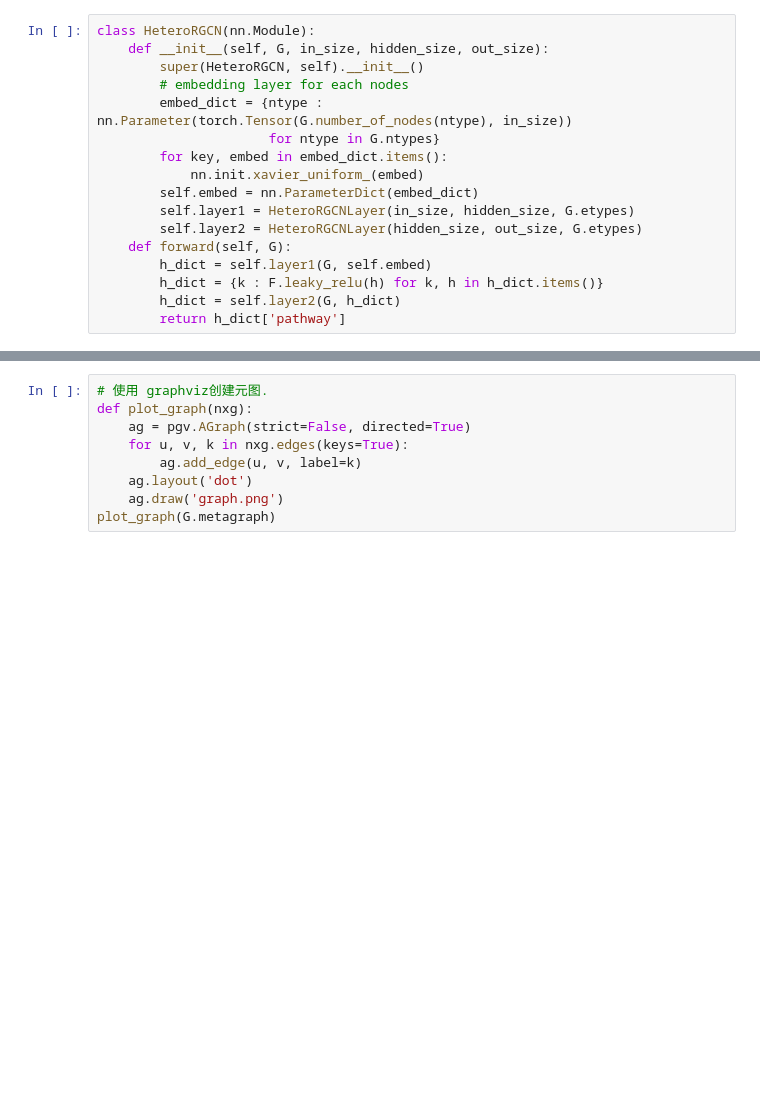
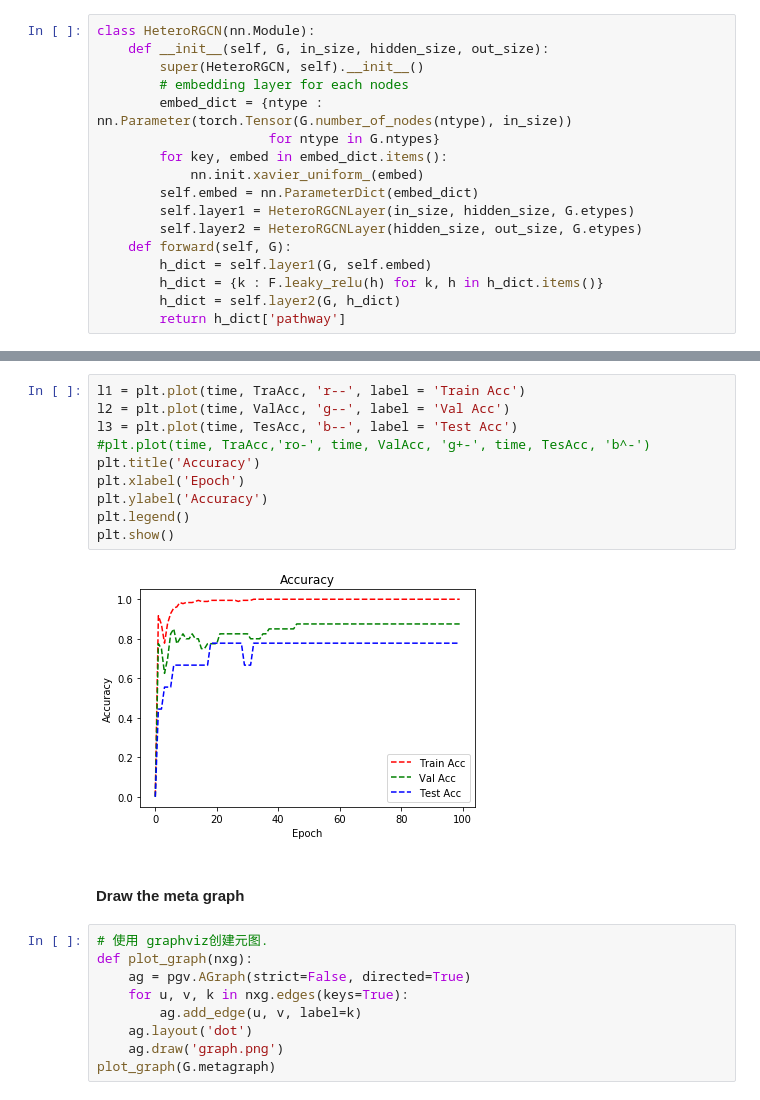
Before and after one commit to pinglab-intern/mesh2molecules, a Jupyter notebook: DGL/GraphBuild.ipynb, the cells around one changed output, grey strips where cells are left out. Saved outputs shown, nothing was run; the diff lists cells and outputs as text; blank space fills up the shorter version.

```diff
--- a/DGL/GraphBuild.ipynb
+++ b/DGL/GraphBuild.ipynb
@@ -201,3 +198,17 @@ Graph(num_nodes={'author': 17431, 'paper': 12499, 'subject': 73},
+# %%
+l1 = plt.plot(time, TraAcc, 'r--', label = 'Train Acc')
+l2 = plt.plot(time, ValAcc, 'g--', label = 'Val Acc')
+l3 = plt.plot(time, TesAcc, 'b--', label = 'Test Acc')
+#plt.plot(time, TraAcc,'ro-', time, ValAcc, 'g+-', time, TesAcc, 'b^-')
+plt.title('Accuracy')
+plt.xlabel('Epoch')
+plt.ylabel('Accuracy')
+plt.legend()
+plt.show()
+# %% [output]
+[figure, added]
+# %% [markdown]
+#### Draw the meta graph
 # %%
 # 使用 graphviz创建元图.
 def plot_graph(nxg):
```
Also changed, not shown: parts of 14 cells of this notebook, 3 other files.
